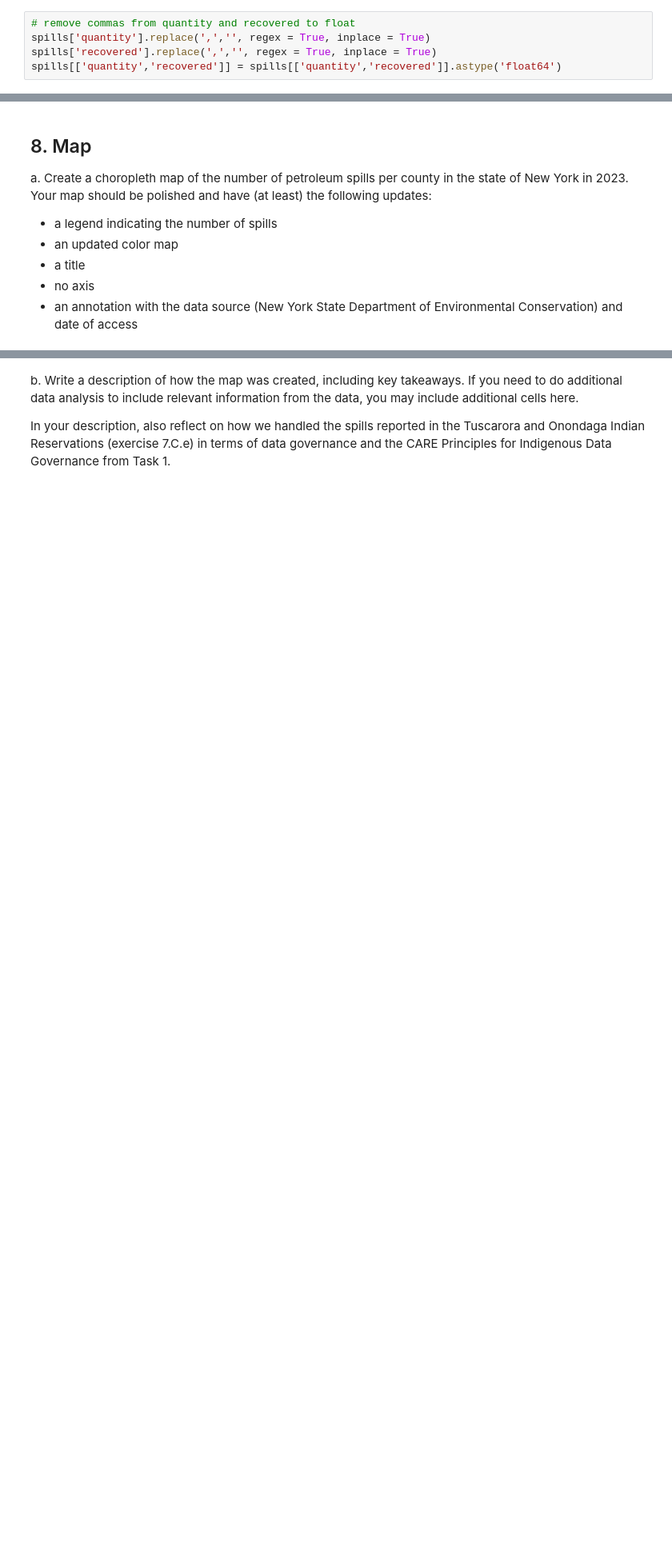
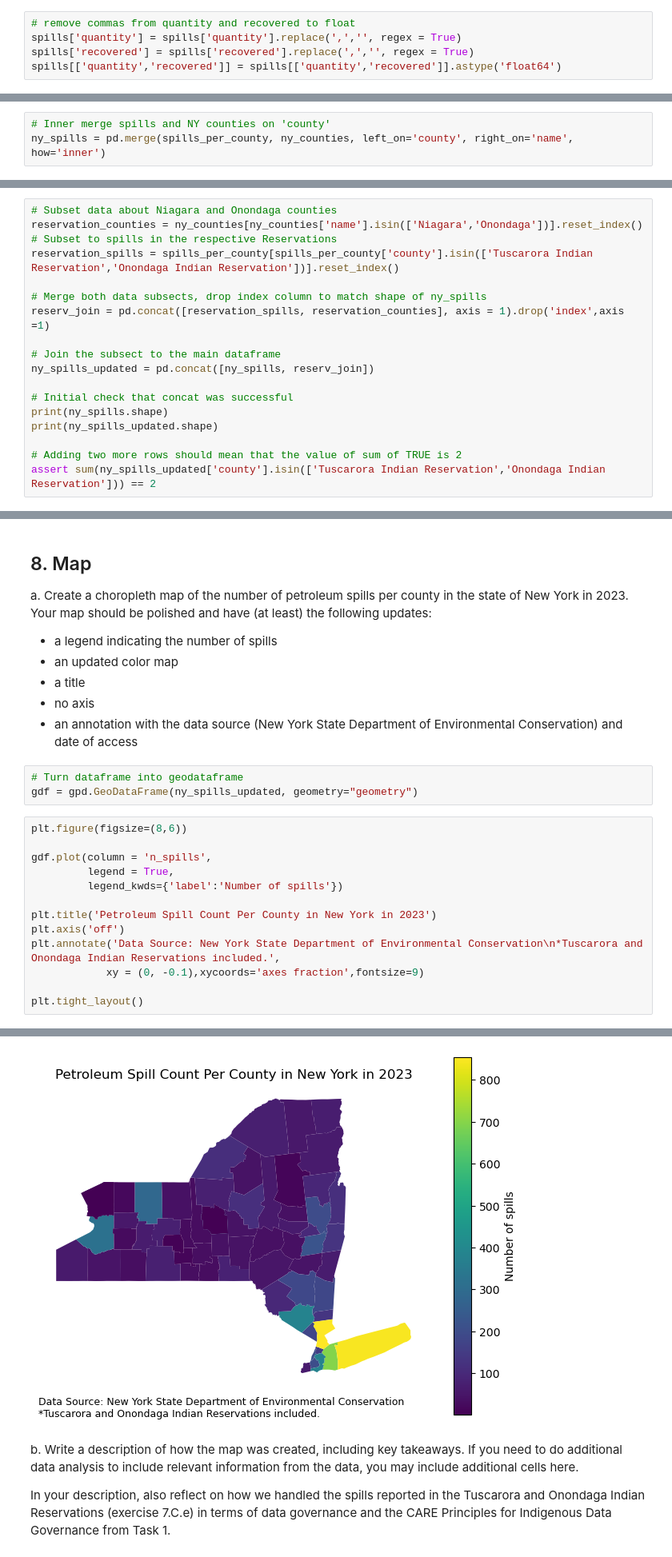
Before and after one commit to kloo49/eds220-hwk3-kloo, a Jupyter notebook: hwk3-task2-spills.ipynb, the cells around one changed output, grey strips where cells are left out. Shown at 80% size. Saved outputs shown, nothing was run; the diff lists cells and outputs as text; blank space fills up the shorter version.

```diff
--- a/hwk3-task2-spills.ipynb
+++ b/hwk3-task2-spills.ipynb
@@ -199,6 +190,6 @@ b. Update column data types as needed.
 spills[['spill_date','received_date','close_date']] = spills[['spill_date','received_date','close_date']].astype("datetime64[ns]")
 # %%
 # remove commas from quantity and recovered to float
-spills['quantity'].replace(',','', regex = True, inplace = True)
-spills['recovered'].replace(',','', regex = True, inplace = True)
+spills['quantity'] = spills['quantity'].replace(',','', regex = True)
+spills['recovered'] = spills['recovered'].replace(',','', regex = True)
 spills[['quantity','recovered']] = spills[['quantity','recovered']].astype('float64')
@@ -595,5 +553,8 @@ a. Use this cell to make any other updates needed for making an inner join of th
 # %% [markdown]
 b. Store the inner join of the `spills_per_county` and `ny_counties` dataframes in a new variable named `ny_spills`.
+# %%
+# Inner merge spills and NY counties on 'county'
+ny_spills = pd.merge(spills_per_county, ny_counties, left_on='county', right_on='name', how='inner')
 # %% [markdown]
 <!-- BEGIN QUESTION -->
 
@@ -613,3 +579,21 @@ _Type your answer here, replacing this text._
 From our previous exploration we know that Tuscarora Indian Reservation and Onondaga Indian Reservation will not be in the join. Tuscarora Indian Reservation is located within Niagara county and Onondaga Indian Reservation is located within Onondaga county.
 
 e. Since the reservations do not appear in the `ny_counties` dataframe, add the Tuscarora Indian Reservation spills to Niagara county and the Onondaga Indian Reservation spills to Onondaga county in `ny_spills`. We will add a note about this in our final map, and we will reflect on this choice in exercise 8.b. Add the cells you need to make this update **and** verify that the dataframe was updated.
+# %%
+# Subset data about Niagara and Onondaga counties
+reservation_counties = ny_counties[ny_counties['name'].isin(['Niagara','Onondaga'])].reset_index()
+# Subset to spills in the respective Reservations
+reservation_spills = spills_per_county[spills_per_county['county'].isin(['Tuscarora Indian Reservation','Onondaga Indian Reservation'])].reset_index()
+
+# Merge both data subsects, drop index column to match shape of ny_spills
+reserv_join = pd.concat([reservation_spills, reservation_counties], axis = 1).drop('index',axis =1)
+
+# Join the subsect to the main dataframe
+ny_spills_updated = pd.concat([ny_spills, reserv_join])
+
+# Initial check that concat was successful
+print(ny_spills.shape)
+print(ny_spills_updated.shape)
+
+# Adding two more rows should mean that the value of sum of TRUE is 2
+assert sum(ny_spills_updated['county'].isin(['Tuscarora Indian Reservation','Onondaga Indian Reservation'])) == 2
@@ -622,3 +609,20 @@ Your map should be polished and have (at least) the following updates:
 - a title
 - no axis
 - an annotation with the data source (New York State Department of Environmental Conservation) and date of access
+# %%
+# Turn dataframe into geodataframe
+gdf = gpd.GeoDataFrame(ny_spills_updated, geometry="geometry")
+# %%
+plt.figure(figsize=(8,6))
+
+gdf.plot(column = 'n_spills',
+         legend = True,
+         legend_kwds={'label':'Number of spills'})
+
+plt.title('Petroleum Spill Count Per County in New York in 2023')
+plt.axis('off')
+plt.annotate('Data Source: New York State Department of Environmental Conservation\n*Tuscarora and Onondaga Indian Reservations included.',
+            xy = (0, -0.1),xycoords='axes fraction',fontsize=9)
+
+plt.tight_layout()
+# %% [output]
@@ -625,3 +630,4 @@ Your map should be polished and have (at least) the following updates:
+[figure, added]
 # %% [markdown]
 b. Write a description of how the map was created, including key takeaways. If you need to do additional data analysis to include relevant information from the data, you may include additional cells here.
 
```
Also changed, not shown: parts of 22 cells of this notebook.
